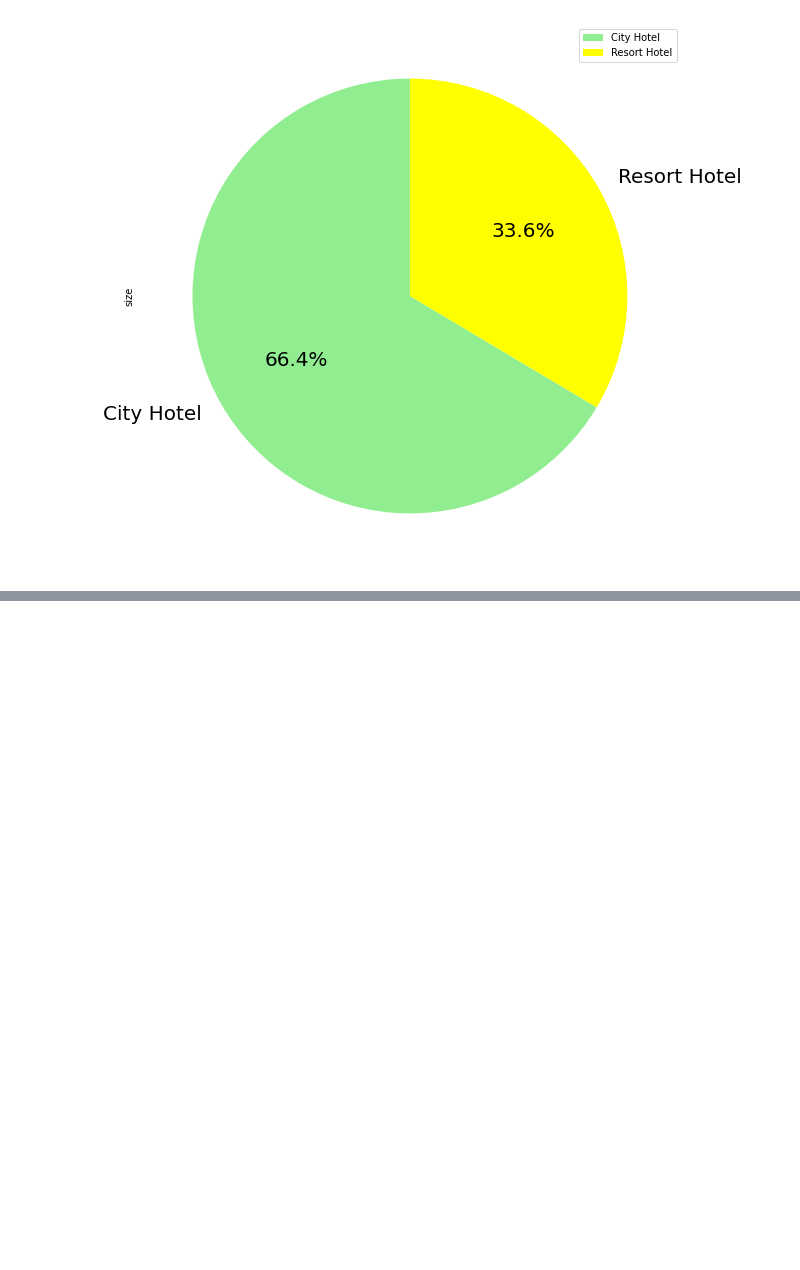
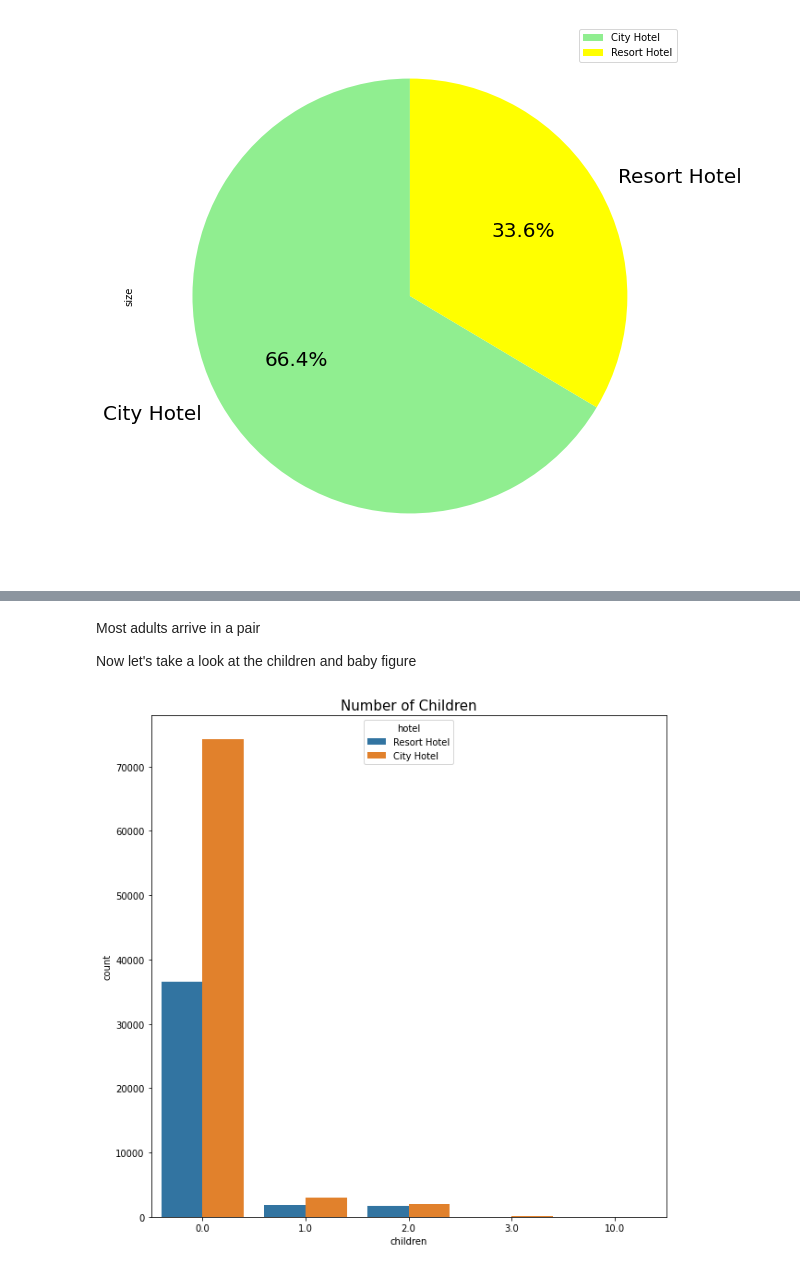
Before and after one commit to sagar2582/Capstone-1-Hotel-Booking-Analysis, a Jupyter notebook: Hotel_Booking_Analysis.ipynb, the cells around one changed output, grey strips where cells are left out. Saved outputs shown, nothing was run; the diff lists cells and outputs as text; code cells hidden in the pictures; blank space fills up the shorter version.

```diff
--- a/Hotel_Booking_Analysis.ipynb
+++ b/Hotel_Booking_Analysis.ipynb
@@ -211,0 +227,11 @@ df.plot.pie(y='size', labels = ['City Hotel', 'Resort Hotel'], colors = ['lightg
+# %% [markdown]
+Most adults arrive in a pair
+
+Now let's take a look at the children and baby figure
+# %%
+plt.figure(figsize=(10,10))
+sns.countplot(data = df, x = 'children', hue = 'hotel')
+plt.title('Number of Children', fontsize = 15)
+plt.show()
+# %% [output]
+[figure, added]
```
Also changed, not shown: parts of 12 cells of this notebook.
